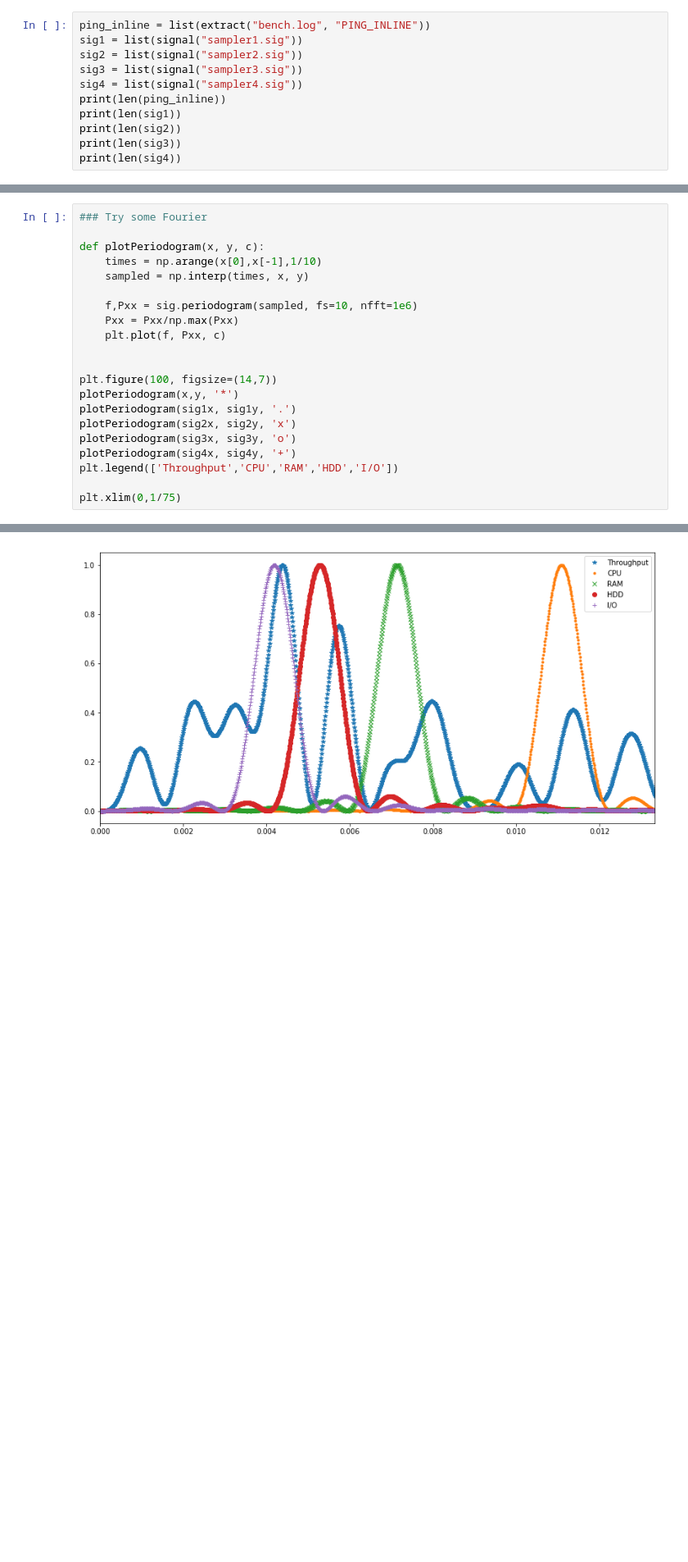
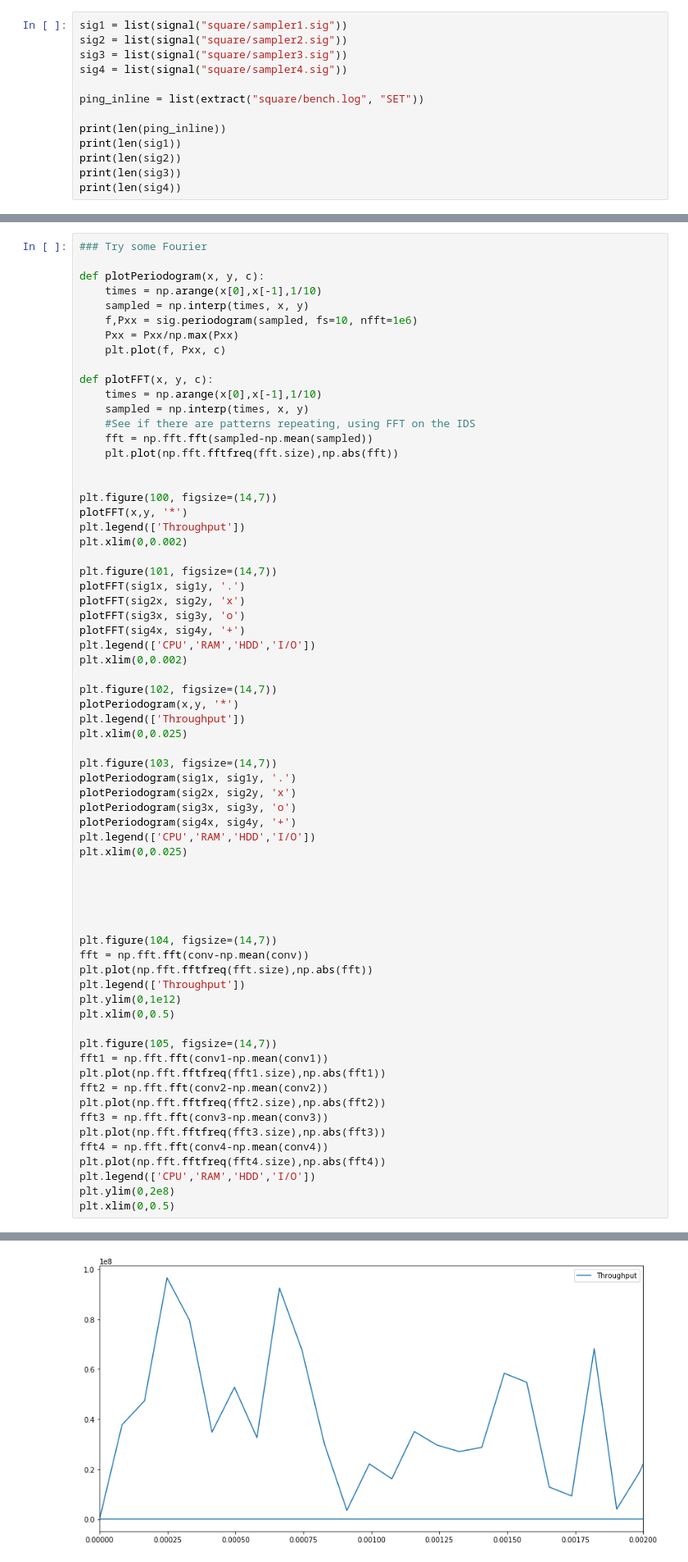
Before and after one commit to brice-morin/dracarys_xp, a Jupyter notebook: redis/redis.ipynb, the cells around one changed output, grey strips where cells are left out. Shown at 82% size. Saved outputs shown, nothing was run; the diff lists cells and outputs as text; blank space fills up the shorter version.

```diff
--- a/redis/redis.ipynb
+++ b/redis/redis.ipynb
@@ -33,11 +42,13 @@ def signal(file):
             arr[0] = int(arr[0]) - origin
             yield arr
 # %%
-ping_inline = list(extract("bench.log", "PING_INLINE"))
-sig1 = list(signal("sampler1.sig"))
-sig2 = list(signal("sampler2.sig"))
-sig3 = list(signal("sampler3.sig"))
-sig4 = list(signal("sampler4.sig"))
+sig1 = list(signal("square/sampler1.sig"))
+sig2 = list(signal("square/sampler2.sig"))
+sig3 = list(signal("square/sampler3.sig"))
+sig4 = list(signal("square/sampler4.sig"))
+
+ping_inline = list(extract("square/bench.log", "SET"))
+
 print(len(ping_inline))
 print(len(sig1))
 print(len(sig2))
@@ -156,19 +167,65 @@ Text(0.5,1,'I/O correlation/convolution')
 def plotPeriodogram(x, y, c):
     times = np.arange(x[0],x[-1],1/10)
     sampled = np.interp(times, x, y)
-
     f,Pxx = sig.periodogram(sampled, fs=10, nfft=1e6)
     Pxx = Pxx/np.max(Pxx)
     plt.plot(f, Pxx, c)
 
+def plotFFT(x, y, c):
+    times = np.arange(x[0],x[-1],1/10)
+    sampled = np.interp(times, x, y)
+    #See if there are patterns repeating, using FFT on the IDS
+    fft = np.fft.fft(sampled-np.mean(sampled))
+    plt.plot(np.fft.fftfreq(fft.size),np.abs(fft))
+
 
 plt.figure(100, figsize=(14,7))
+plotFFT(x,y, '*')
+plt.legend(['Throughput'])
+plt.xlim(0,0.002)
+
+plt.figure(101, figsize=(14,7))
+plotFFT(sig1x, sig1y, '.')
+plotFFT(sig2x, sig2y, 'x')
+plotFFT(sig3x, sig3y, 'o')
+plotFFT(sig4x, sig4y, '+')
+plt.legend(['CPU','RAM','HDD','I/O'])
+plt.xlim(0,0.002)
+
+plt.figure(102, figsize=(14,7))
 plotPeriodogram(x,y, '*')
+plt.legend(['Throughput'])
+plt.xlim(0,0.025)
+
+plt.figure(103, figsize=(14,7))
 plotPeriodogram(sig1x, sig1y, '.')
 plotPeriodogram(sig2x, sig2y, 'x')
 plotPeriodogram(sig3x, sig3y, 'o')
 plotPeriodogram(sig4x, sig4y, '+')
-plt.legend(['Throughput','CPU','RAM','HDD','I/O'])
+plt.legend(['CPU','RAM','HDD','I/O'])
+plt.xlim(0,0.025)
 
-plt.xlim(0,1/75)
+
+
+
+
+plt.figure(104, figsize=(14,7))
+fft = np.fft.fft(conv-np.mean(conv))
+plt.plot(np.fft.fftfreq(fft.size),np.abs(fft))
+plt.legend(['Throughput'])
+plt.ylim(0,1e12)
+plt.xlim(0,0.5)
+
+plt.figure(105, figsize=(14,7))
+fft1 = np.fft.fft(conv1-np.mean(conv1))
+plt.plot(np.fft.fftfreq(fft1.size),np.abs(fft1))
+fft2 = np.fft.fft(conv2-np.mean(conv2))
+plt.plot(np.fft.fftfreq(fft2.size),np.abs(fft2))
+fft3 = np.fft.fft(conv3-np.mean(conv3))
+plt.plot(np.fft.fftfreq(fft3.size),np.abs(fft3))
+fft4 = np.fft.fft(conv4-np.mean(conv4))
+plt.plot(np.fft.fftfreq(fft4.size),np.abs(fft4))
+plt.legend(['CPU','RAM','HDD','I/O'])
+plt.ylim(0,2e8)
+plt.xlim(0,0.5)
 # %% [output]
@@ -176 +233 @@ plt.xlim(0,1/75)
-[figure, old version]
+[figure, new version]
```
Also changed, not shown: parts of 5 cells of this notebook.
